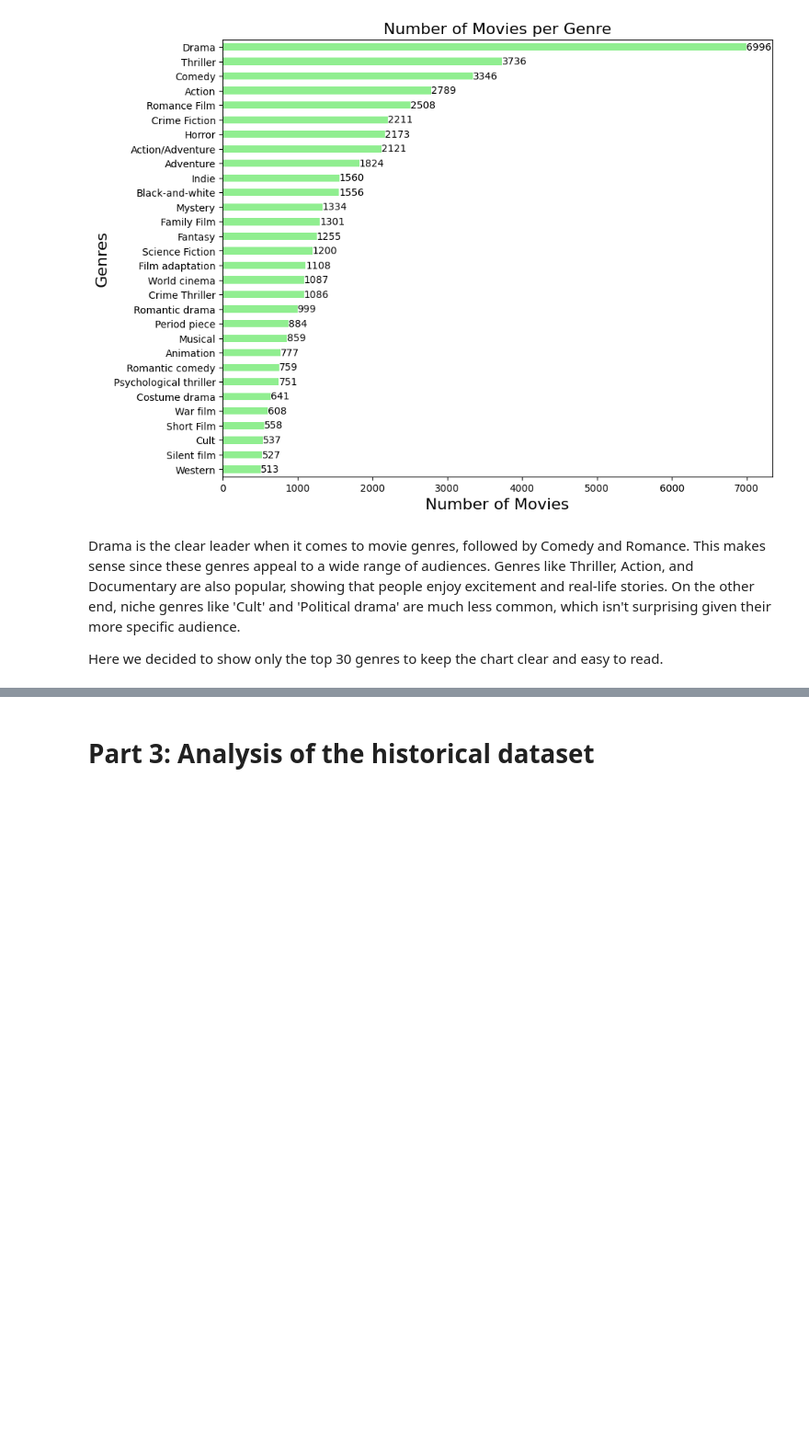
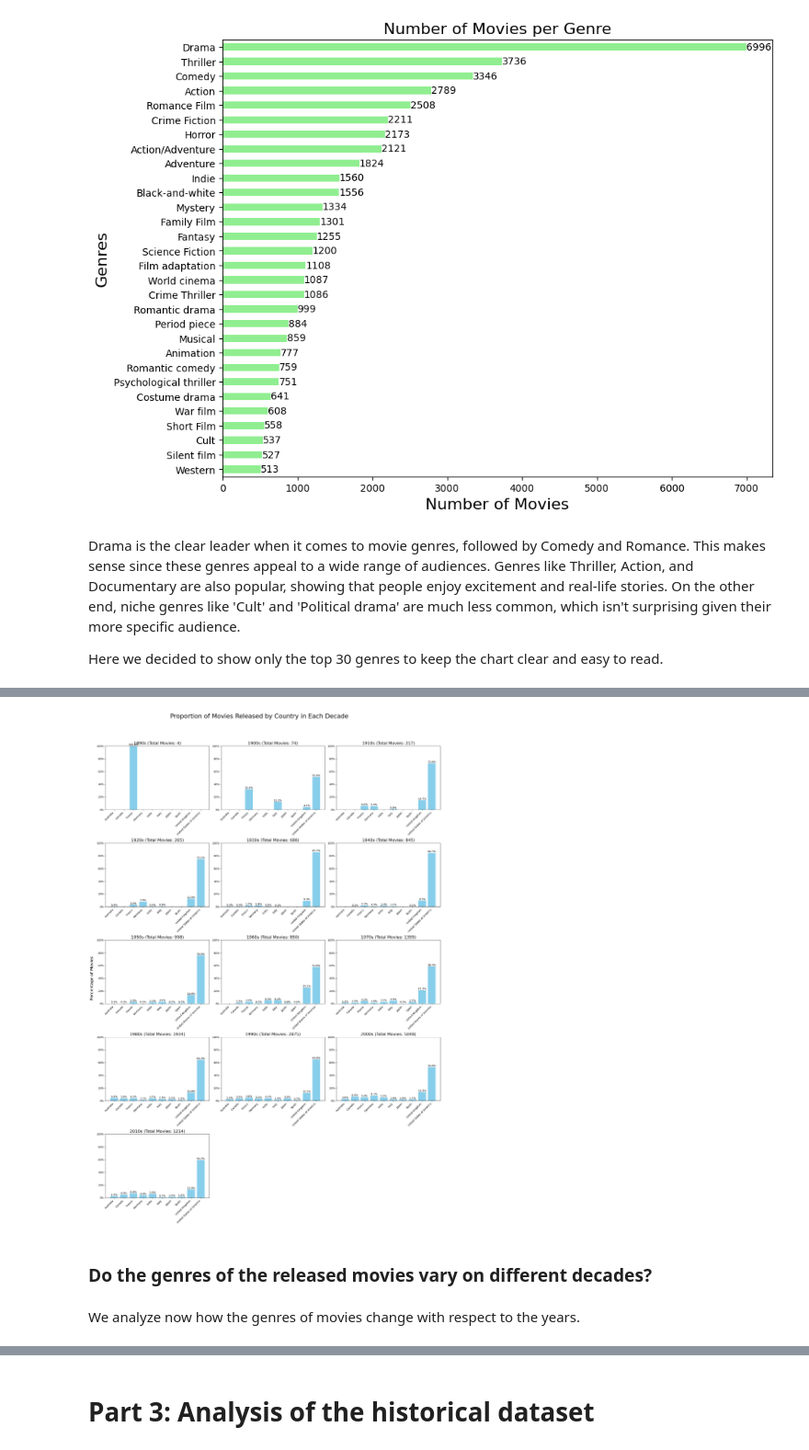
Before and after one commit to epfl-ada/ada-2024-project-padawans, a Jupyter notebook: P2.ipynb, the cells around one changed output, grey strips where cells are left out. Shown at 92% size. Drawn from its saved outputs; the diff is of its cells as text; code cells hidden in the pictures; blank space fills up the shorter version.

```diff
--- a/P2.ipynb
+++ b/P2.ipynb
@@ -459,0 +568,45 @@ Here we decided to show only the top 30 genres to keep the chart clear and easy
+# %%
+# Group by decade by summing every 10 years
+movies_per_decade = movies_per_year_countries.groupby((movies_per_year_countries.columns // 10) * 10, axis=1).sum()
+movies_per_decade_by_country = movies_per_decade.T
+# %%
+# Normalize the data by dividing each country's count by the total movies in that decade
+movies_per_decade_normalized = movies_per_decade_by_country.div(movies_per_decade_by_country.sum(axis=1), axis=0)
+
+total_movies_per_decade = movies_per_decade_by_country.sum(axis=1)
+
+num_decades = len(movies_per_decade_normalized.index)
+rows = 5
+cols = 3
+
+fig, axes = plt.subplots(rows, cols, figsize=(20, 30), sharey=False)
+fig.suptitle('Proportion of Movies Released by Country in Each Decade', fontsize=24)
+axes = axes.flatten()
+
+
+for i, decade in enumerate(movies_per_decade_normalized.index):
+    ax = axes[i]
+    bars = ax.bar(movies_per_decade_normalized.columns, movies_per_decade_normalized.loc[decade], color='skyblue', width=0.8)
+    ax.set_title(f"{decade}s (Total Movies: {total_movies_per_decade.loc[decade]})", fontsize=16)
+    ax.set_xticks(range(len(movies_per_decade_normalized.columns)))
+    ax.set_xticklabels(movies_per_decade_normalized.columns, rotation=45, fontsize=10, ha='right')
+    ax.set_ylim(0, 1)
+    ax.yaxis.set_major_formatter(mtick.PercentFormatter(1.0))
+
+    for bar in bars:
+        height = bar.get_height()
+        if height > 0:
+            ax.text(bar.get_x() + bar.get_width() / 2, height, f'{height:.1%}', ha='center', va='bottom', fontsize=10)
+
+for j in range(num_decades, len(axes)):
+    axes[j].set_visible(False)
+
+fig.text(0.04, 0.5, 'Percentage of Movies', va='center', rotation='vertical', fontsize=16)
+plt.tight_layout(rect=[0.05, 0.05, 1, 0.95])
+plt.show()
+# %% [output]
+[figure, added]
+# %% [markdown]
+### Do the genres of the released movies vary on different decades?
+# %% [markdown]
+We analyze now how the genres of movies change with respect to the years.
```
Also changed, not shown: parts of 28 cells of this notebook.
